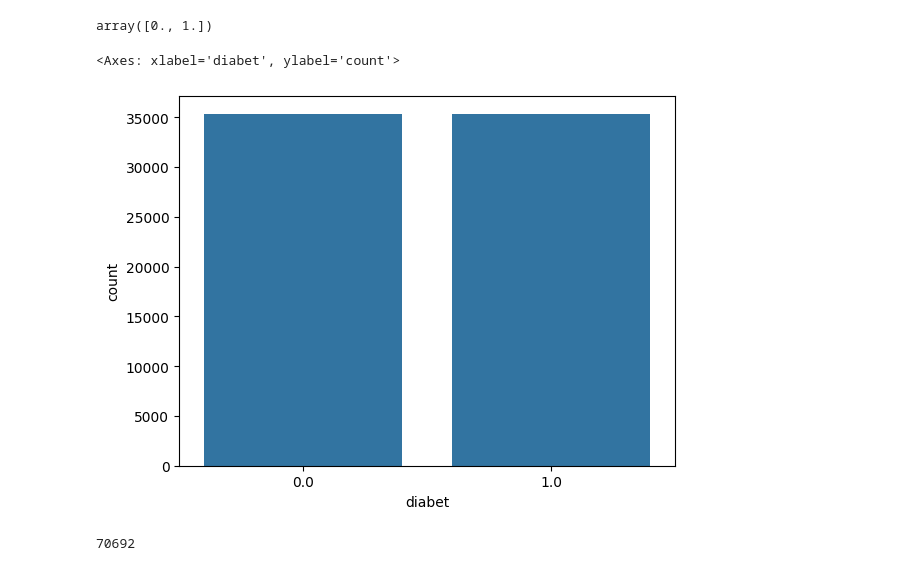
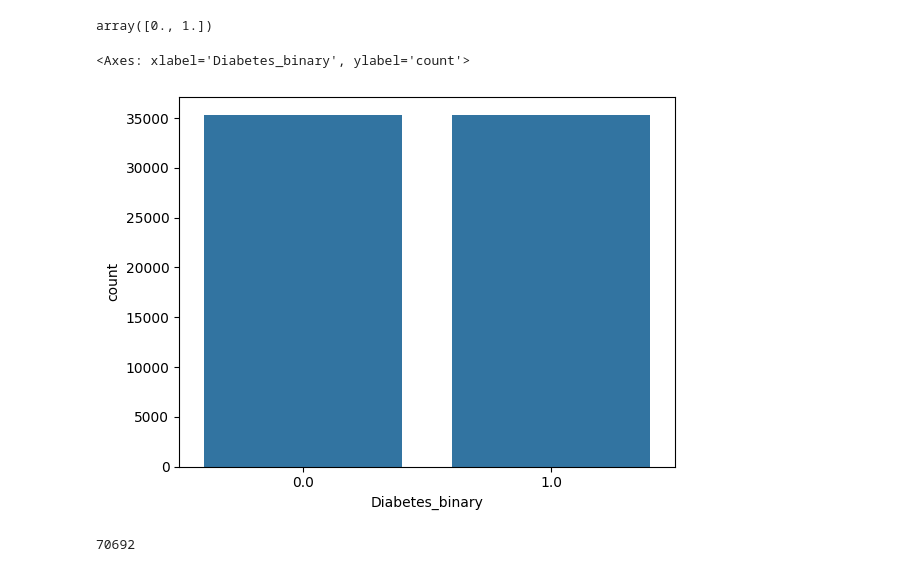
Before and after one commit to diyorarti/Diabetes-disease-prediction-project, a Jupyter notebook: research/experiment.ipynb, the cells around one changed output. Saved outputs shown, nothing was run; the diff lists cells and outputs as text; code cells hidden in the pictures.

```diff
--- a/research/experiment.ipynb
+++ b/research/experiment.ipynb
@@ -92,5 +86,3 @@ df.hist(bins=50, figsize=(20, 15), color="orange")
 plt.show()
 # %% [output]
 [figure]
-# %%
-df.rename(columns={'Diabetes_binary': 'diabet'}, inplace=True)
@@ -99,10 +101,10 @@ df['diabet'].unique()
 # %% [output]
 array([0., 1.])
 # %%
-sns.countplot(x="diabet", data=df)
+sns.countplot(x="Diabetes_binary", data=df)
 # %% [output]
-<Axes: xlabel='diabet', ylabel='count'>
+<Axes: xlabel='Diabetes_binary', ylabel='count'>
-[figure, old version]
+[figure, new version]
 # %%
 len(df)
 # %% [output]
```
Also changed, not shown: parts of 5 cells of this notebook, 15 other files.
